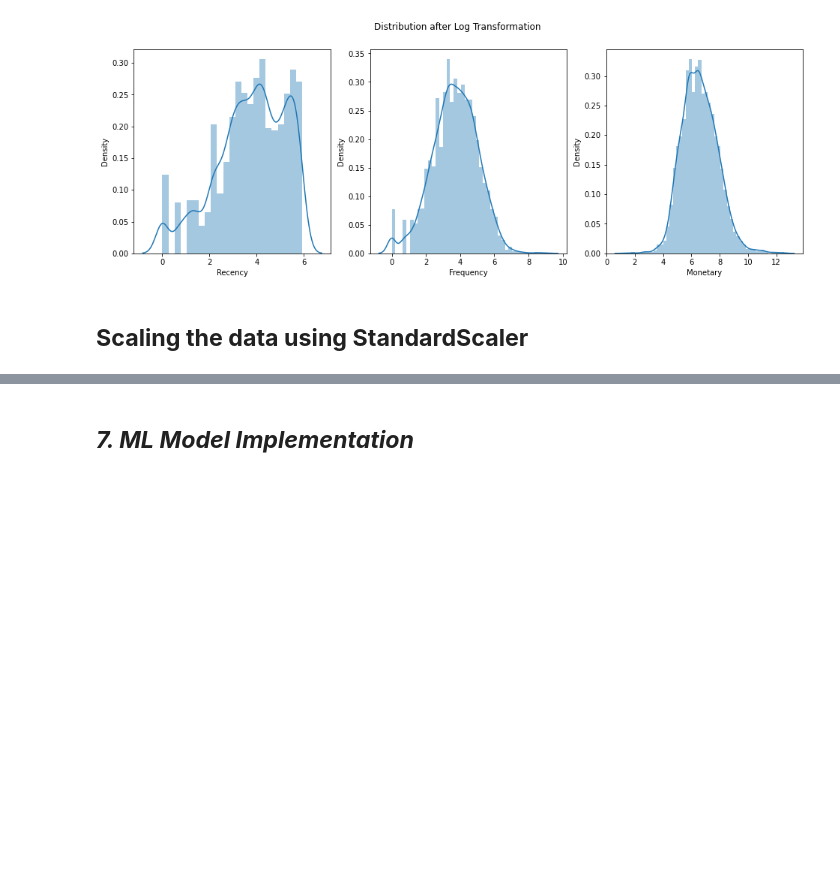
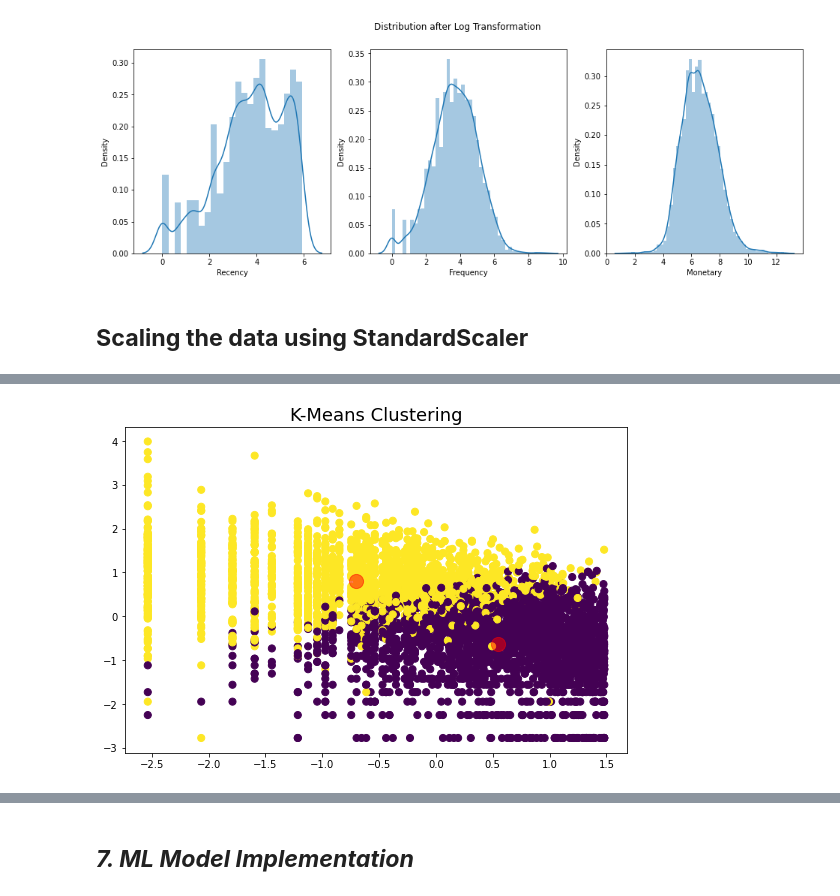
Before and after one commit to sakshantG/Online_Retail_Customer_Segmentation, a Jupyter notebook: Online_Retail_Customer_Segmentation.ipynb, the cells around one changed output, grey strips where cells are left out. Saved outputs shown, nothing was run; the diff lists cells and outputs as text; code cells hidden in the pictures; blank space fills up the shorter version.

```diff
--- a/Online_Retail_Customer_Segmentation.ipynb
+++ b/Online_Retail_Customer_Segmentation.ipynb
@@ -1152,0 +1193,11 @@ norm_data = scaler.fit_transform(new_log_df)
+# %%
+# visualizing clusters
+plt.figure(figsize=(9,6))
+plt.scatter(norm_data[:, 0], norm_data[:, 1], c=cluster_labels, s=50)
+centers = km.cluster_centers_
+plt.scatter(centers[:, 0], centers[:, 1], c='red', s=200, alpha=0.5)
+
+plt.title('K-Means Clustering', fontsize=18)
+plt.show()
+# %% [output]
+[figure, added]
```
Also changed, not shown: parts of 16 cells of this notebook.
